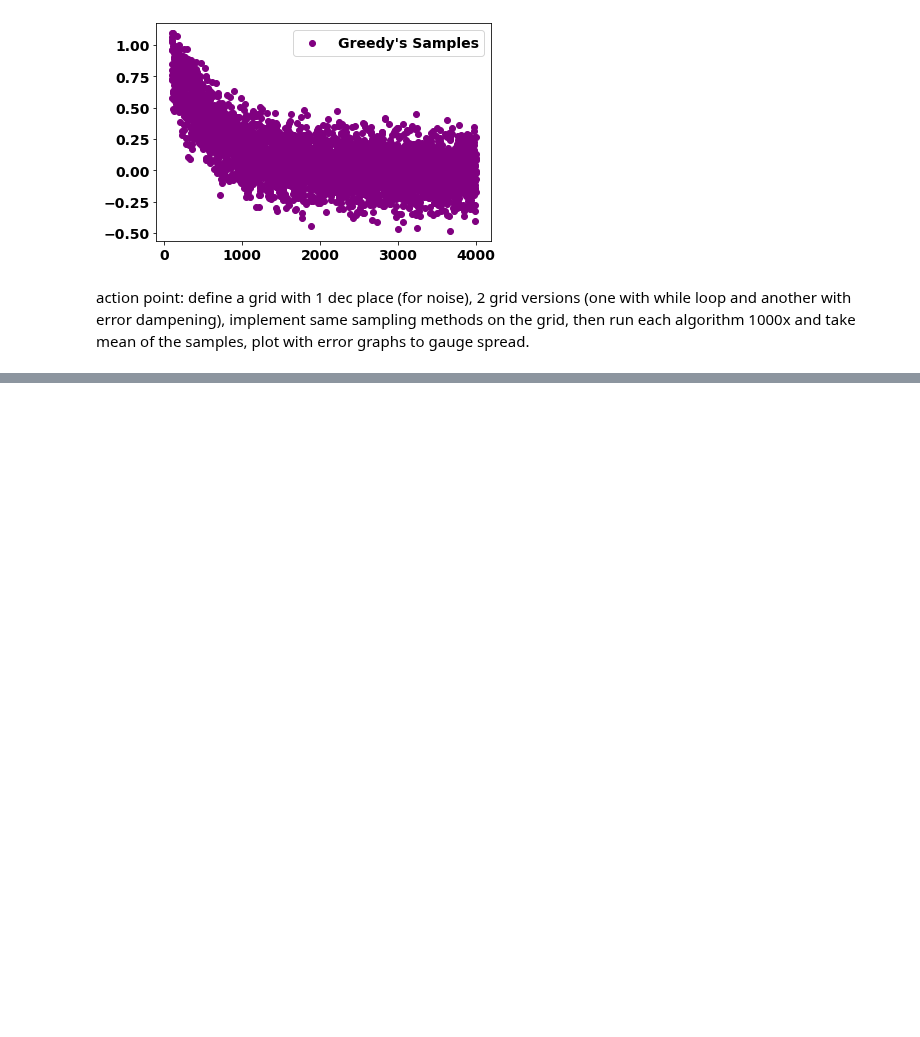
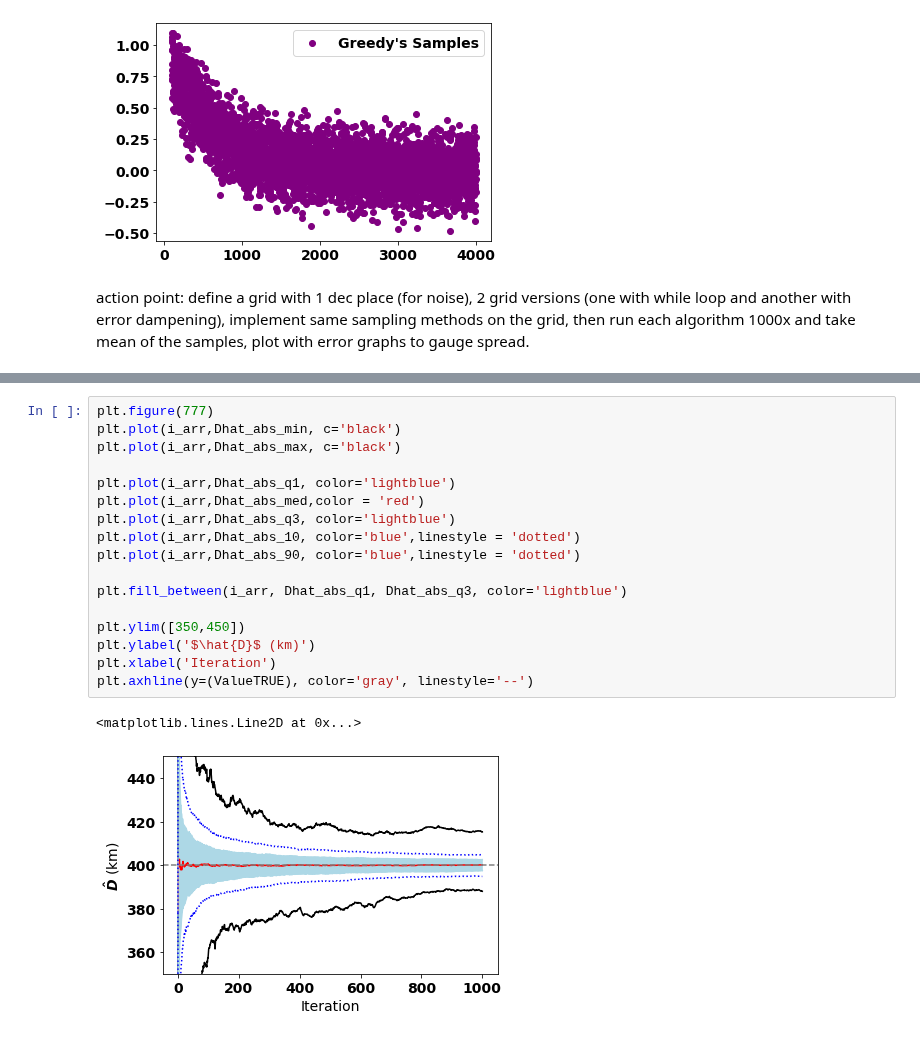
Before and after one commit to mustafa-majid-uu/curvefit_sampling, a Jupyter notebook: sampling_v3.ipynb, the cells around one changed output, grey strips where cells are left out. Cells and saved outputs as stored; diff of their text form; blank space fills up the shorter version.

```diff
--- a/sampling_v3.ipynb
+++ b/sampling_v3.ipynb
@@ -598,0 +701,20 @@ action point: define a grid with 1 dec place (for noise), 2 grid versions (one w
+# %%
+plt.figure(777)
+plt.plot(i_arr,Dhat_abs_min, c='black')
+plt.plot(i_arr,Dhat_abs_max, c='black')
+
+plt.plot(i_arr,Dhat_abs_q1, color='lightblue')
+plt.plot(i_arr,Dhat_abs_med,color = 'red')
+plt.plot(i_arr,Dhat_abs_q3, color='lightblue')
+plt.plot(i_arr,Dhat_abs_10, color='blue',linestyle = 'dotted')
+plt.plot(i_arr,Dhat_abs_90, color='blue',linestyle = 'dotted')
+
+plt.fill_between(i_arr, Dhat_abs_q1, Dhat_abs_q3, color='lightblue')
+
+plt.ylim([350,450])
+plt.ylabel('$\hat{D}$ (km)')
+plt.xlabel('Iteration')
+plt.axhline(y=(ValueTRUE), color='gray', linestyle='--')
+# %% [output]
+<matplotlib.lines.Line2D at 0x...>
+[figure, added]
```
Also changed, not shown: parts of 3 cells of this notebook, 51 other files.
